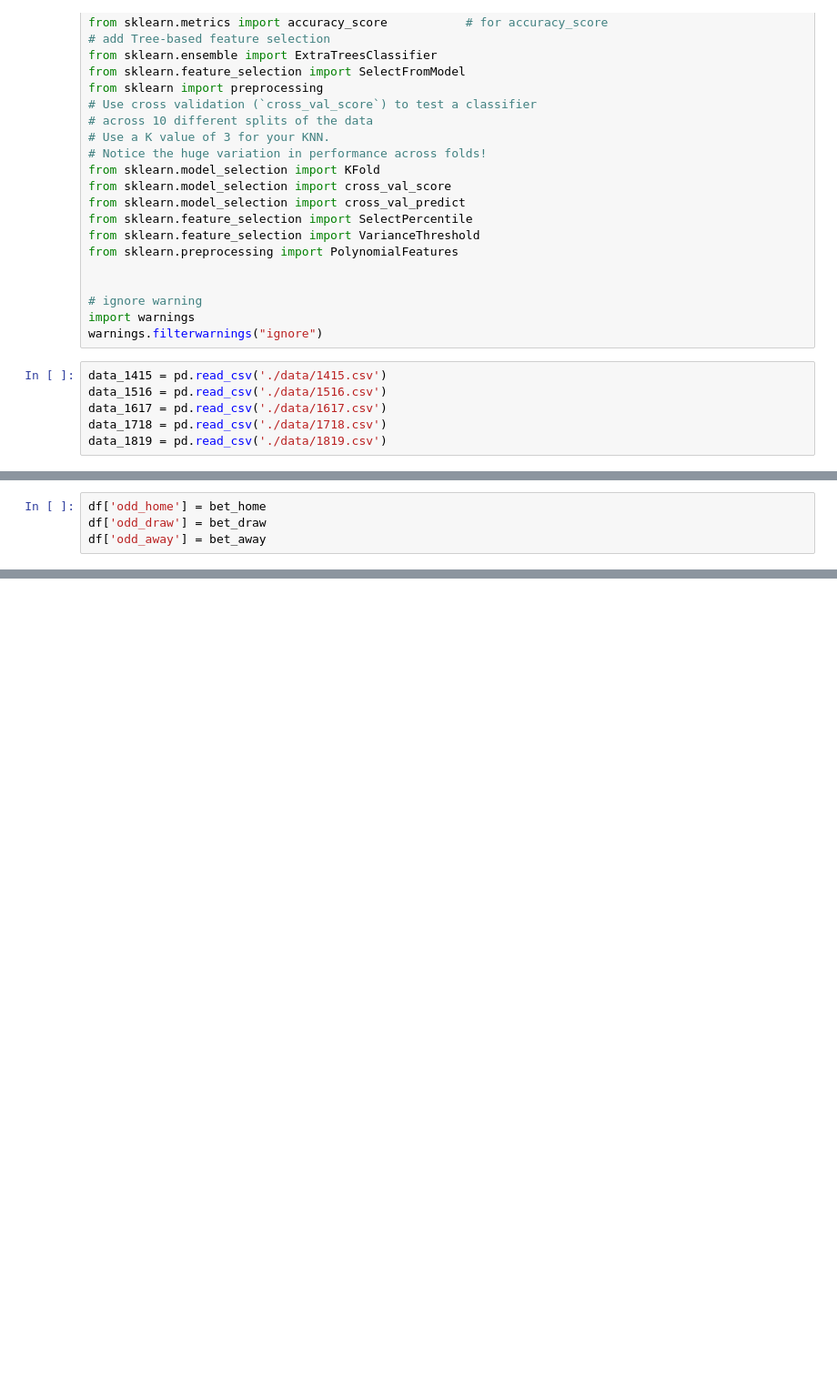
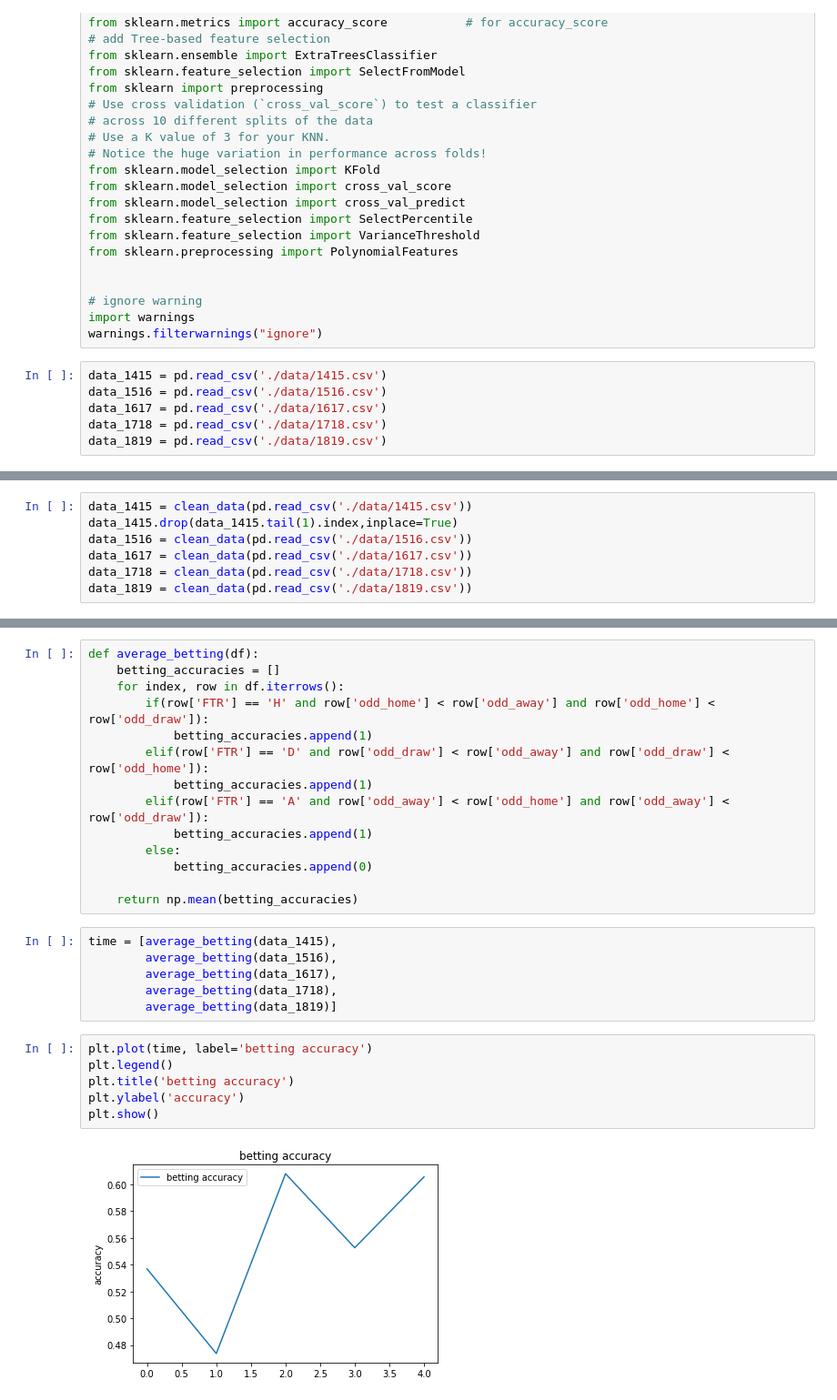
Before and after one commit to info370a-w19-finalproject2/final_project, a Jupyter notebook: won_report.ipynb, the cells around one changed output, grey strips where cells are left out. Shown at 91% size. Cells and saved outputs as stored; diff of their text form; blank space fills up the shorter version.

Commit message:
added graphs

```diff
--- a/won_report.ipynb
+++ b/won_report.ipynb
@@ -98,4 +75,0 @@ print(df.head())
-# %%
-df['odd_home'] = bet_home
-df['odd_draw'] = bet_draw
-df['odd_away'] = bet_away
@@ -155,0 +76,7 @@ df.head()
+# %%
+data_1415 = clean_data(pd.read_csv('./data/1415.csv'))
+data_1415.drop(data_1415.tail(1).index,inplace=True)
+data_1516 = clean_data(pd.read_csv('./data/1516.csv'))
+data_1617 = clean_data(pd.read_csv('./data/1617.csv'))
+data_1718 = clean_data(pd.read_csv('./data/1718.csv'))
+data_1819 = clean_data(pd.read_csv('./data/1819.csv'))
@@ -155,0 +104,28 @@ df.head()
+# %%
+def average_betting(df):
+    betting_accuracies = []
+    for index, row in df.iterrows():
+        if(row['FTR'] == 'H' and row['odd_home'] < row['odd_away'] and row['odd_home'] < row['odd_draw']):
+            betting_accuracies.append(1)
+        elif(row['FTR'] == 'D' and row['odd_draw'] < row['odd_away'] and row['odd_draw'] < row['odd_home']):
+            betting_accuracies.append(1)
+        elif(row['FTR'] == 'A' and row['odd_away'] < row['odd_home'] and row['odd_away'] < row['odd_draw']):
+            betting_accuracies.append(1)
+        else:
+            betting_accuracies.append(0)
+
+    return np.mean(betting_accuracies)
+# %%
+time = [average_betting(data_1415),
+        average_betting(data_1516),
+        average_betting(data_1617),
+        average_betting(data_1718),
+        average_betting(data_1819)]
+# %%
+plt.plot(time, label='betting accuracy')
+plt.legend()
+plt.title('betting accuracy')
+plt.ylabel('accuracy')
+plt.show()
+# %% [output]
+[figure, added]
```
Also changed, not shown: parts of 17 cells of this notebook.
